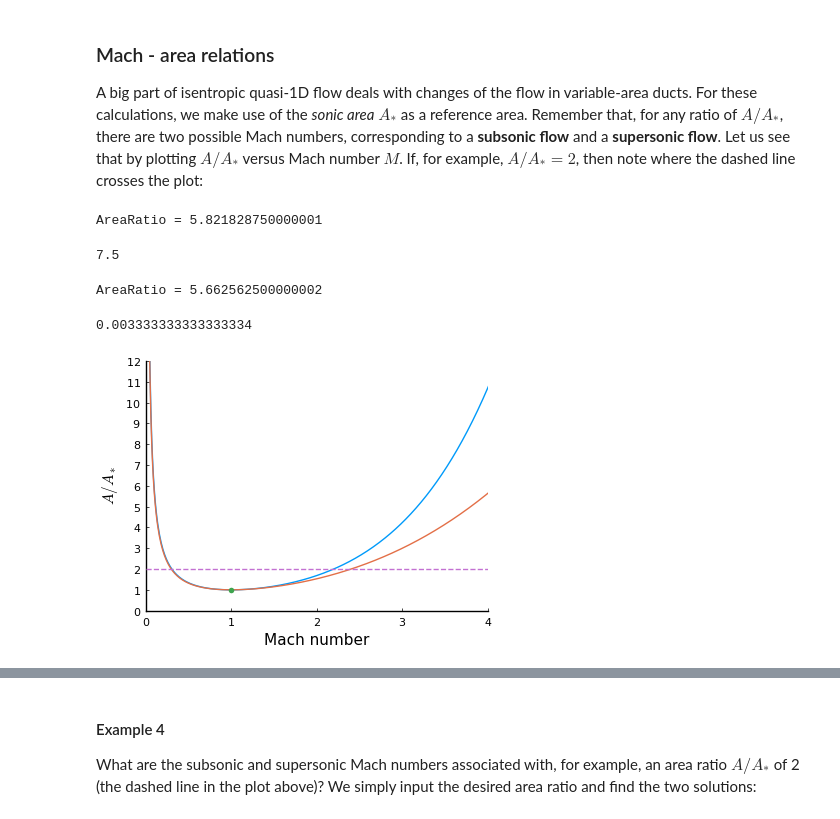
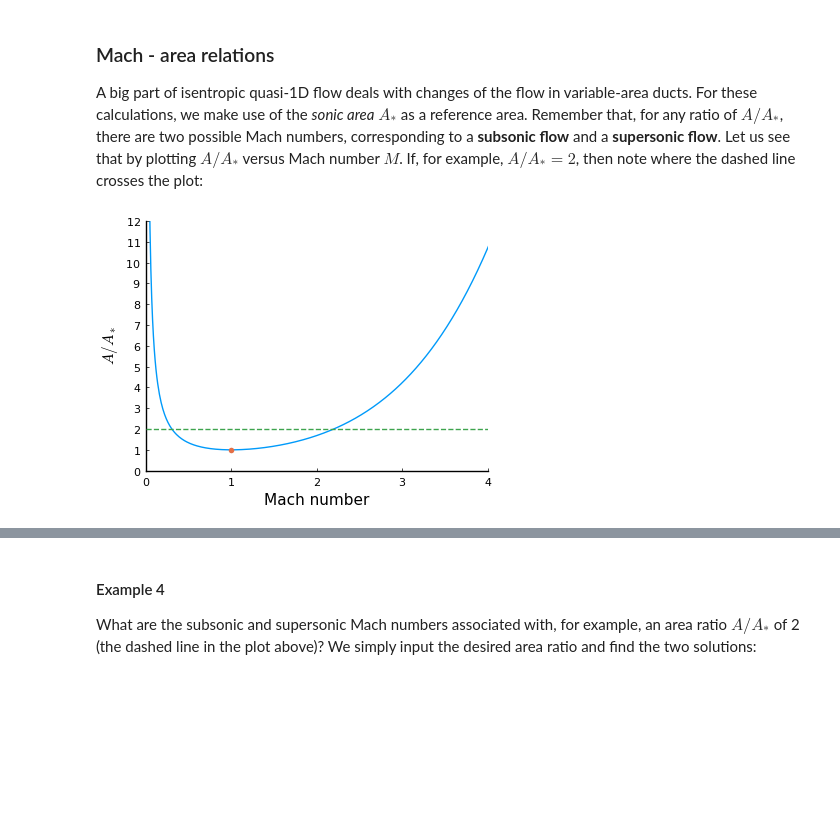
Before and after one commit to UCLAMAEThreads/MAE103, a Jupyter notebook: notebook/6.1-IsentropicGasDynamics.ipynb, the cells around one changed output, grey strips where cells are left out. Cells and saved outputs as stored; diff of their text form; code cells hidden in the pictures; blank space fills up the shorter version.

```diff
--- a/notebook/6.1-IsentropicGasDynamics.ipynb
+++ b/notebook/6.1-IsentropicGasDynamics.ipynb
@@ -107,34 +90,15 @@ Remember that, for any ratio of $A/A_*$, there are two possible Mach numbers,
 corresponding to a **subsonic flow** and a **supersonic flow**. Let us see that by
 plotting $A/A_*$ versus Mach number $M$. If, for example, $A/A_* = 2$, then
 note where the dashed line crosses the plot:
-# %%
-AOverAStar(MachNumber(0.1),Isentropic,gas=Air)
-# %% [output]
-AreaRatio = 5.821828750000001
-# %%
-2/(SpecificHeatRatio(He)+1)/0.1
-# %% [output]
-7.5
-# %%
-(2/(γ+1))
-# %% [output]
-AreaRatio = 5.662562500000002
-# %%
-(γ-1)/2*M^2
-# %% [output]
-0.003333333333333334
 # %%
 Mrange = range(0,6,length=601)
 Aratio = []
-Aratio2 = []
 for M in Mrange
     push!(Aratio,value(AOverAStar(MachNumber(M),Isentropic)))
-    push!(Aratio2,value(AOverAStar(MachNumber(M),Isentropic,gas=He)))
 end
 
 plot(Mrange,Aratio,xlim=(0,4),ylim=(0,12),yticks=0:1:12,xlabel="Mach number",ylabel=L"A/A_*",legend=false)
-plot!(Mrange,Aratio2,xlim=(0,4),ylim=(0,12),yticks=0:1:12,xlabel="Mach number",ylabel=L"A/A_*",legend=false)
 scatter!([1],[1])
 plot!(Mrange,2*ones(length(Mrange)),style=:dash)
 # %% [output]
-[figure, old version]
+[figure, new version]
```
Also changed, not shown: parts of 9 cells of this notebook, 10 other files.
